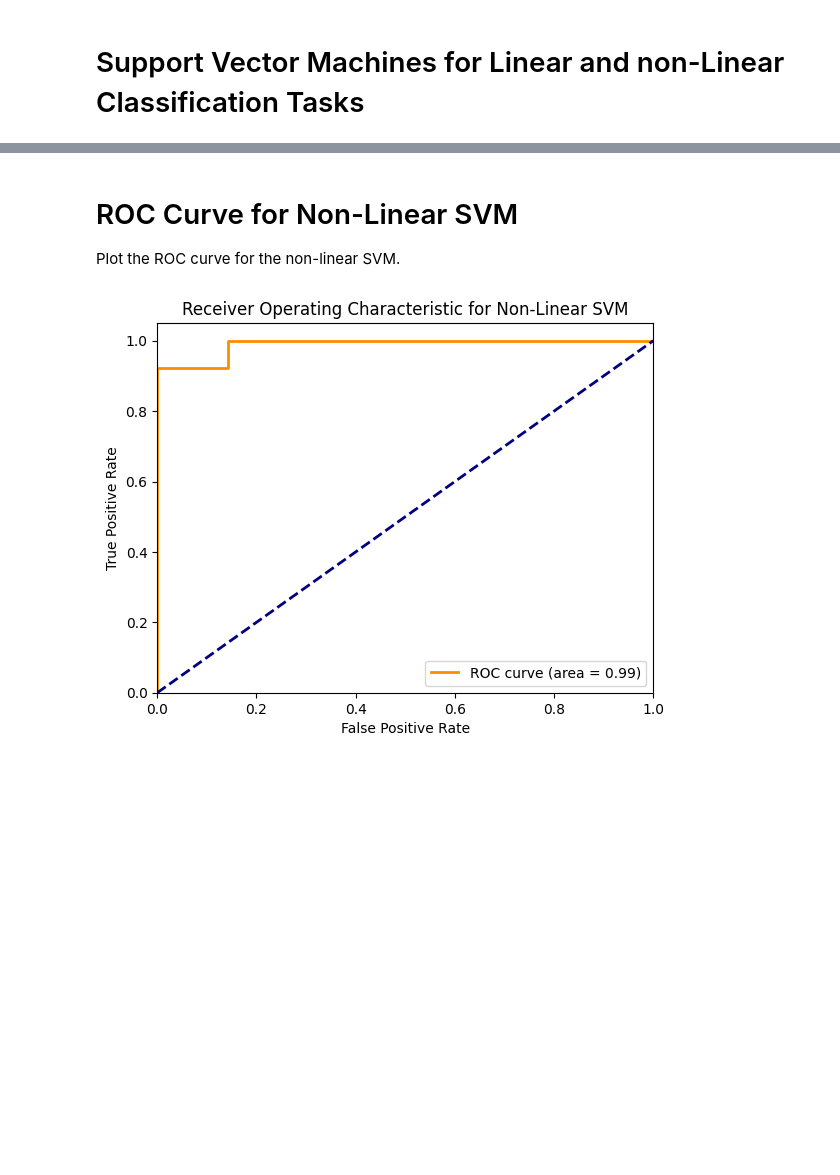
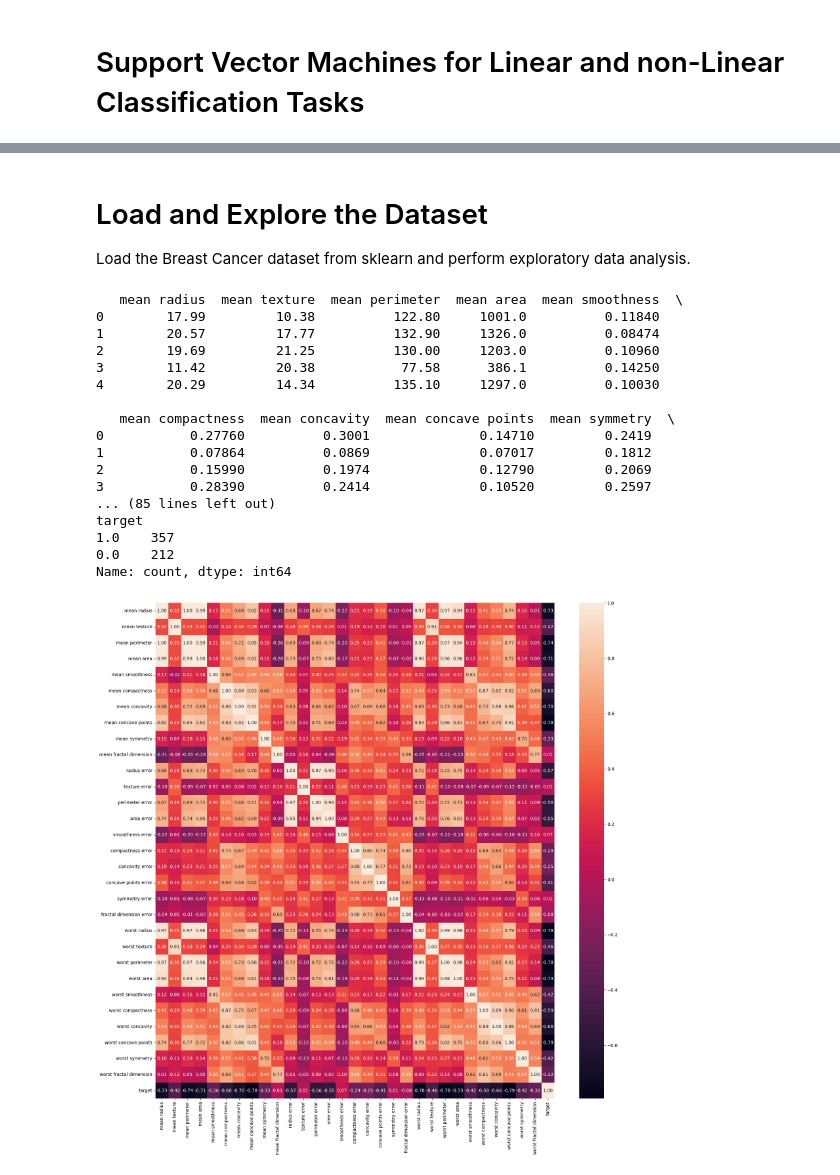
Before and after one commit to kbdharun/ML-Lab, a Jupyter notebook: Lab7/SVM.ipynb, the cells around one changed output, grey strips where cells are left out. Cells and saved outputs as stored; diff of their text form; code cells hidden in the pictures; blank space fills up the shorter version.

```diff
--- a/Lab7/SVM.ipynb
+++ b/Lab7/SVM.ipynb
@@ -324,25 +2,0 @@ weighted avg       0.87      0.80      0.80        20
-# %% [markdown]
-# ROC Curve for Non-Linear SVM
-Plot the ROC curve for the non-linear SVM.
-# %%
-# Compute the probabilities of the test predictions for non-linear SVM
-y_non_linear_pred_prob = svm_non_linear.decision_function(X_non_linear_test)
-
-# Compute ROC curve and ROC area for each class
-fpr_non_linear, tpr_non_linear, _ = roc_curve(y_non_linear_test, y_non_linear_pred_prob)
-roc_auc_non_linear = auc(fpr_non_linear, tpr_non_linear)
-
-# Plotting the ROC curve for non-linear SVM
-plt.figure()
-lw = 2
-plt.plot(fpr_non_linear, tpr_non_linear, color='darkorange', lw=lw, label='ROC curve (area = %0.2f)' % roc_auc_non_linear)
-plt.plot([0, 1], [0, 1], color='navy', lw=lw, linestyle='--')
-plt.xlim([0.0, 1.0])
-plt.ylim([0.0, 1.05])
-plt.xlabel('False Positive Rate')
-plt.ylabel('True Positive Rate')
-plt.title('Receiver Operating Characteristic for Non-Linear SVM')
-plt.legend(loc="lower right")
-plt.show()
-# %% [output]
-[figure, removed]
@@ -348,0 +13,43 @@ plt.show()
+# %% [markdown]
+# Load and Explore the Dataset
+Load the Breast Cancer dataset from sklearn and perform exploratory data analysis.
+# %%
+# Load and Explore the Dataset
+# Load the Breast Cancer dataset from sklearn
+cancer = datasets.load_breast_cancer()
+
+# Convert the dataset to a pandas DataFrame
+df = pd.DataFrame(np.c_[cancer['data'], cancer['target']], columns=np.append(cancer['feature_names'], ['target']))
+
+# Display the first few rows of the DataFrame
+print(df.head())
+
+# Display the summary statistics of the DataFrame
+print(df.describe())
+
+# Display the distribution of the target variable
+print(df['target'].value_counts())
+
+# Plot the correlation matrix
+plt.figure(figsize=(20, 20))
+sns.heatmap(df.corr(), annot=True, fmt=".2f")
+plt.show()
+# %% [output]
+   mean radius  mean texture  mean perimeter  mean area  mean smoothness  \
+0        17.99         10.38          122.80     1001.0          0.11840
+1        20.57         17.77          132.90     1326.0          0.08474
+2        19.69         21.25          130.00     1203.0          0.10960
+3        11.42         20.38           77.58      386.1          0.14250
+4        20.29         14.34          135.10     1297.0          0.10030
+
+   mean compactness  mean concavity  mean concave points  mean symmetry  \
+0           0.27760          0.3001              0.14710         0.2419
+1           0.07864          0.0869              0.07017         0.1812
+2           0.15990          0.1974              0.12790         0.2069
+3           0.28390          0.2414              0.10520         0.2597
+... (85 lines left out)
+target
+1.0    357
+0.0    212
+Name: count, dtype: int64
+[figure, added]
```
Also changed, not shown: parts of 26 cells of this notebook, 1 other file.
